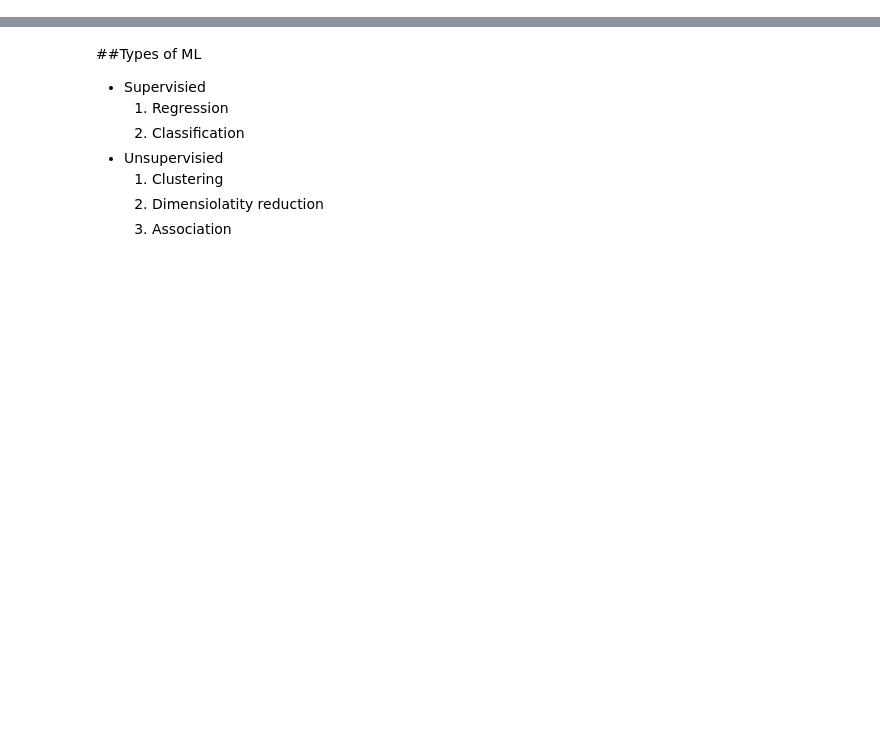
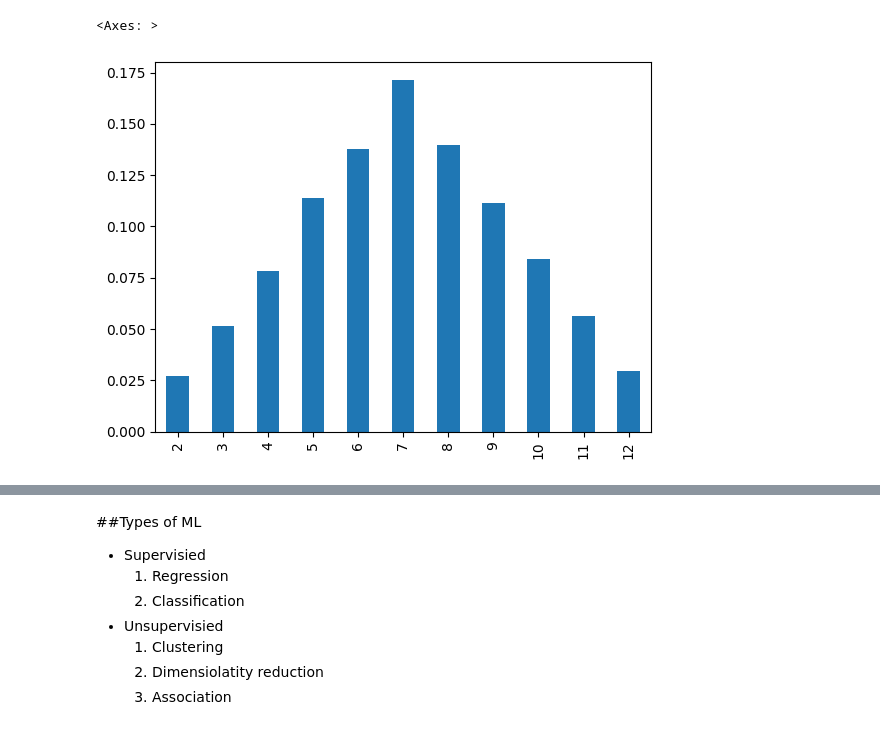
Before and after one commit to AdityaMali918/Python, a Jupyter notebook: Machine_Learning.ipynb, the cells around one changed output, grey strips where cells are left out. Drawn from its saved outputs; the diff is of its cells as text; code cells hidden in the pictures; blank space fills up the shorter version.

```diff
--- a/Machine_Learning.ipynb
+++ b/Machine_Learning.ipynb
@@ -2,0 +125,5 @@
+# %%
+S.plot(kind='bar')
+# %% [output]
+<Axes: >
+[figure, added]
```
Also changed, not shown: parts of 39 cells of this notebook.
